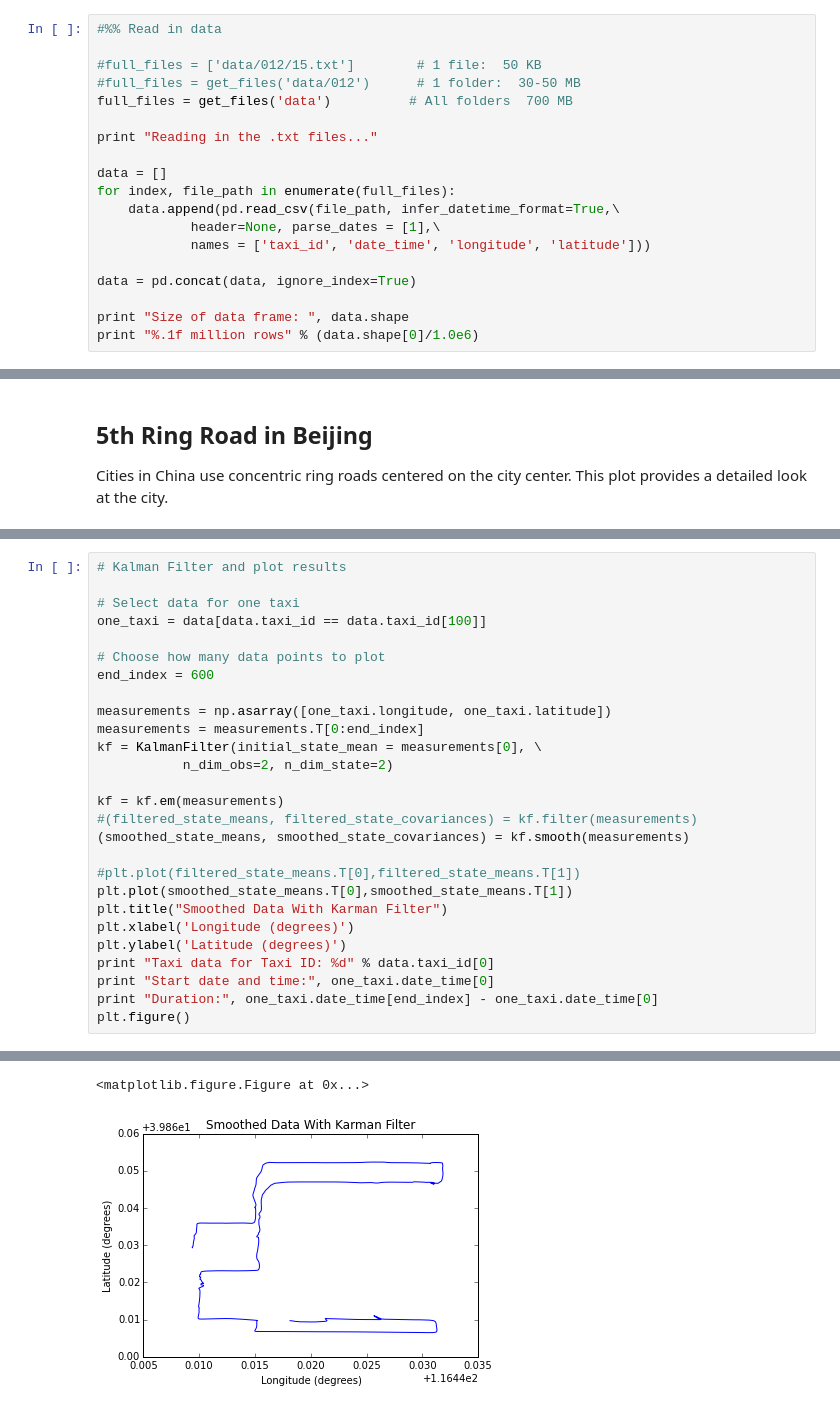
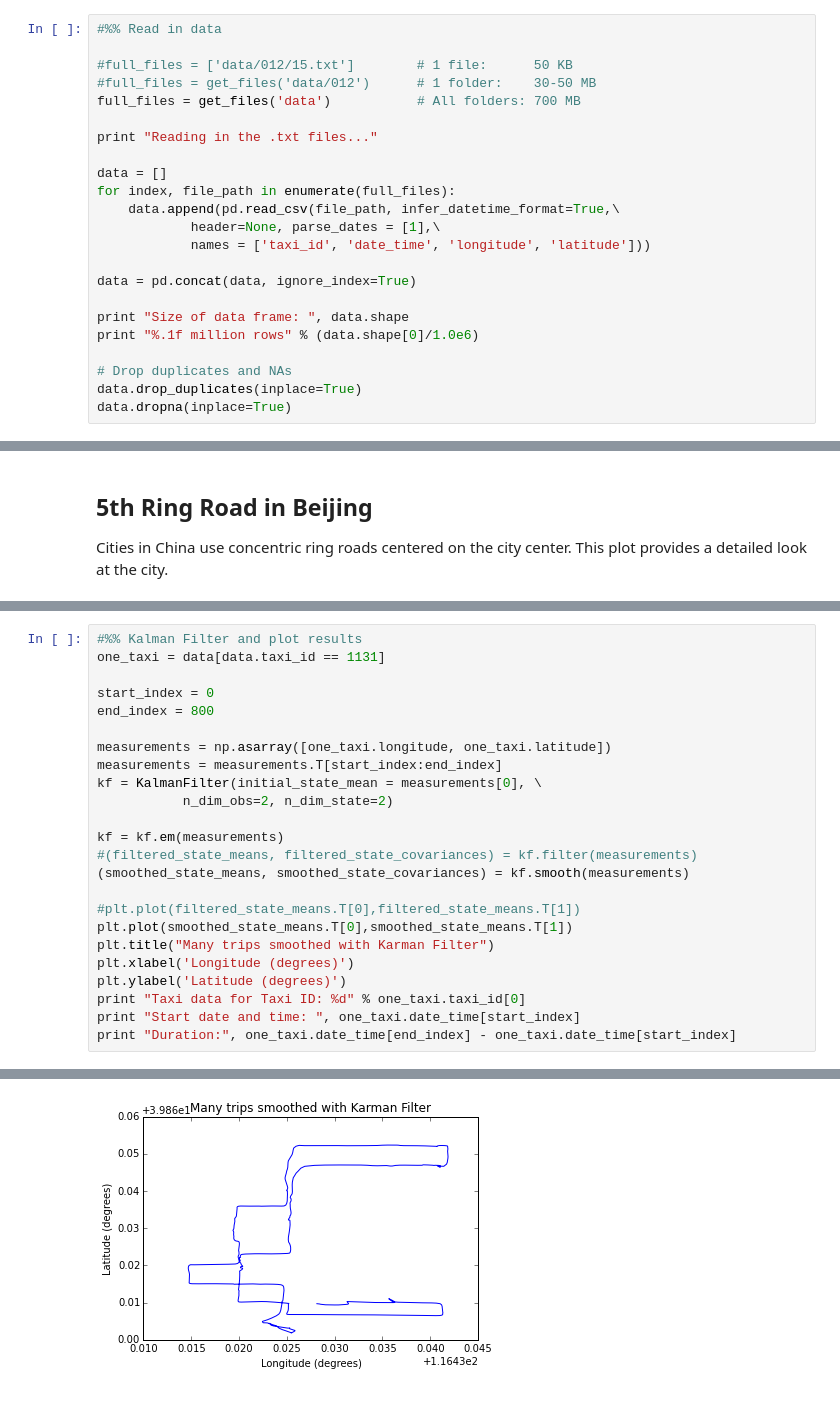
Before and after one commit to roryhr/taxi-trajectories, a Jupyter notebook: taxi-data-notebook.ipynb, the cells around one changed output, grey strips where cells are left out. Cells and saved outputs as stored; diff of their text form.

Commit message:
Add second trajectory plot

```diff
--- a/taxi-data-notebook.ipynb
+++ b/taxi-data-notebook.ipynb
@@ -93,9 +96,9 @@ The data folders are stored in the `data` folder. Each `.txt` file contains the
 # %%
 #%% Read in data
 
-#full_files = ['data/012/15.txt']        # 1 file:  50 KB
-#full_files = get_files('data/012')      # 1 folder:  30-50 MB
-full_files = get_files('data')          # All folders  700 MB
+#full_files = ['data/012/15.txt']        # 1 file:      50 KB
+#full_files = get_files('data/012')      # 1 folder:    30-50 MB
+full_files = get_files('data')           # All folders: 700 MB
 
 print "Reading in the .txt files..."
 
@@ -109,6 +112,10 @@ data = pd.concat(data, ignore_index=True)
 
 print "Size of data frame: ", data.shape
 print "%.1f million rows" % (data.shape[0]/1.0e6)
+
+# Drop duplicates and NAs
+data.drop_duplicates(inplace=True)
+data.dropna(inplace=True)
 # %% [output]
 Reading in the .txt files...
 Size of data frame:  (17762489, 4)
@@ -256,14 +304,12 @@ plt.show()
 # %%
-# Kalman Filter and plot results
+#%% Kalman Filter and plot results
+one_taxi = data[data.taxi_id == 1131]
 
-# Select data for one taxi
-one_taxi = data[data.taxi_id == data.taxi_id[100]]
-
-# Choose how many data points to plot
-end_index = 600
+start_index = 0
+end_index = 800
 
 measurements = np.asarray([one_taxi.longitude, one_taxi.latitude])
-measurements = measurements.T[0:end_index]
+measurements = measurements.T[start_index:end_index]
 kf = KalmanFilter(initial_state_mean = measurements[0], \
            n_dim_obs=2, n_dim_state=2)
 
@@ -273,12 +319,11 @@ kf = kf.em(measurements)
 
 #plt.plot(filtered_state_means.T[0],filtered_state_means.T[1])
 plt.plot(smoothed_state_means.T[0],smoothed_state_means.T[1])
-plt.title("Smoothed Data With Karman Filter")
+plt.title("Many trips smoothed with Karman Filter")
 plt.xlabel('Longitude (degrees)')
 plt.ylabel('Latitude (degrees)')
-print "Taxi data for Taxi ID: %d" % data.taxi_id[0]
-print "Start date and time:", one_taxi.date_time[0]
-print "Duration:", one_taxi.date_time[end_index] - one_taxi.date_time[0]
-plt.figure()
+print "Taxi data for Taxi ID: %d" % one_taxi.taxi_id[0]
+print "Start date and time: ", one_taxi.date_time[start_index]
+print "Duration:", one_taxi.date_time[end_index] - one_taxi.date_time[start_index]
 # %% [output]
 Taxi data for Taxi ID: 1131
@@ -287,2 +332 @@ Duration: 0 days 00:52:34
-<matplotlib.figure.Figure at 0x...>
-[figure, old version]
+[figure, new version]
```
Also changed, not shown: parts of 13 cells of this notebook, 1 other file.
